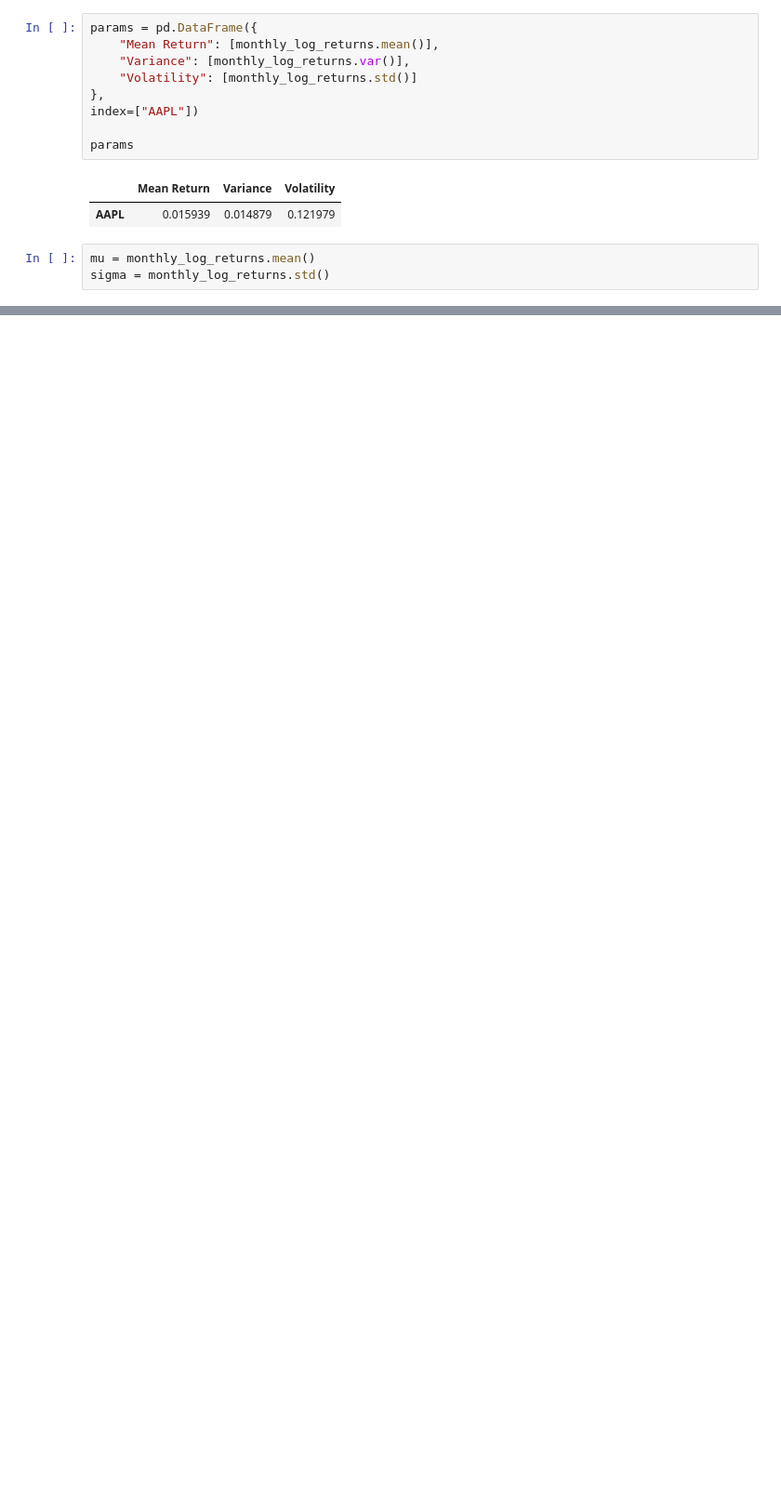
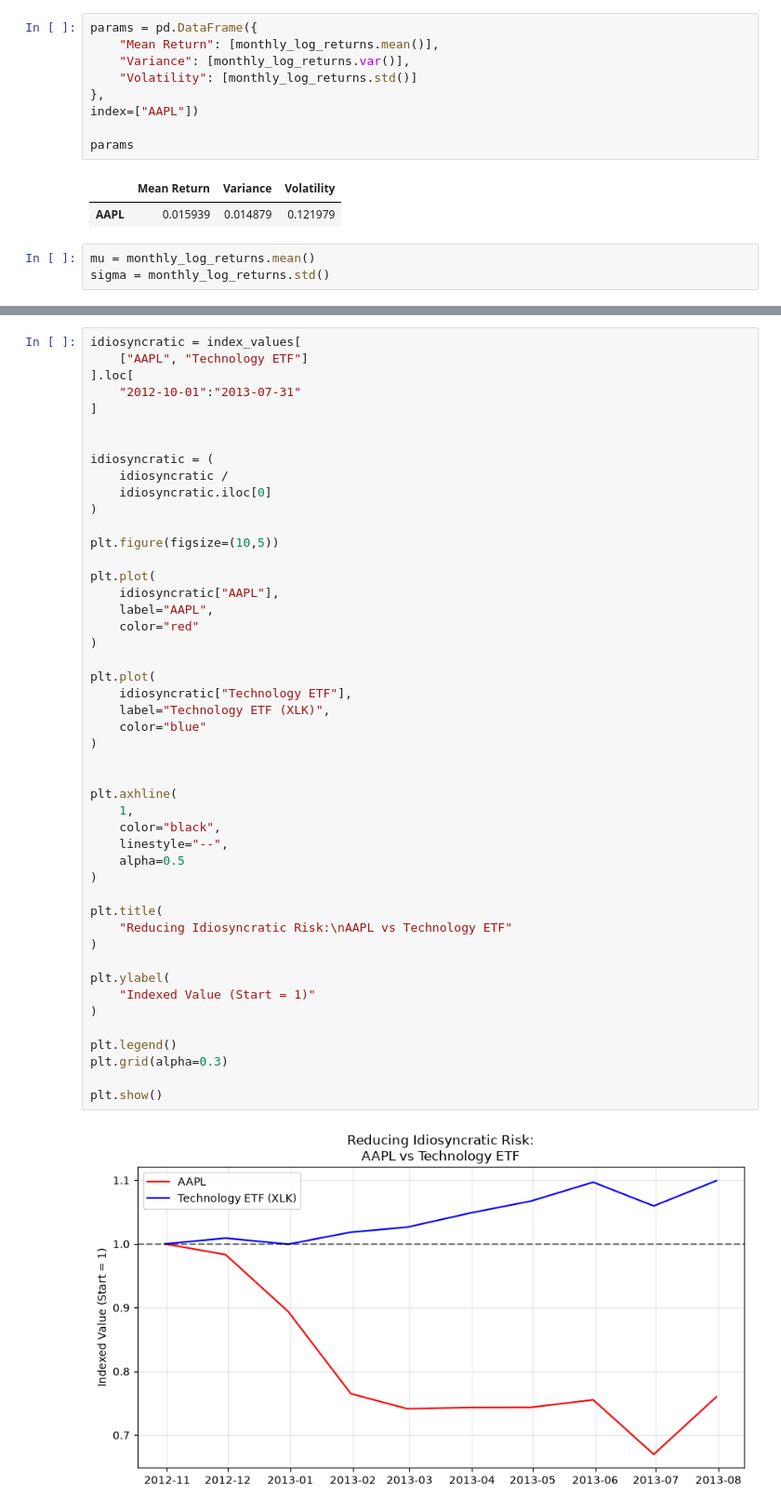
Before and after one commit to wangjubin-06/quant, a Jupyter notebook: notebooks/06_diversification_and_correlation_breakdown.ipynb, the cells around one changed output, grey strips where cells are left out. Shown at 93% size. Cells and saved outputs as stored; diff of their text form; blank space fills up the shorter version.

```diff
--- a/notebooks/06_diversification_and_correlation_breakdown.ipynb
+++ b/notebooks/06_diversification_and_correlation_breakdown.ipynb
@@ -266,0 +394,49 @@ sigma = monthly_log_returns.std()
+# %%
+idiosyncratic = index_values[
+    ["AAPL", "Technology ETF"]
+].loc[
+    "2012-10-01":"2013-07-31"
+]
+
+
+idiosyncratic = (
+    idiosyncratic /
+    idiosyncratic.iloc[0]
+)
+
+plt.figure(figsize=(10,5))
+
+plt.plot(
+    idiosyncratic["AAPL"],
+    label="AAPL",
+    color="red"
+)
+
+plt.plot(
+    idiosyncratic["Technology ETF"],
+    label="Technology ETF (XLK)",
+    color="blue"
+)
+
+
+plt.axhline(
+    1,
+    color="black",
+    linestyle="--",
+    alpha=0.5
+)
+
+plt.title(
+    "Reducing Idiosyncratic Risk:\nAAPL vs Technology ETF"
+)
+
+plt.ylabel(
+    "Indexed Value (Start = 1)"
+)
+
+plt.legend()
+plt.grid(alpha=0.3)
+
+plt.show()
+# %% [output]
+[figure, added]
```
Also changed, not shown: parts of 14 cells of this notebook, 4 other files.
